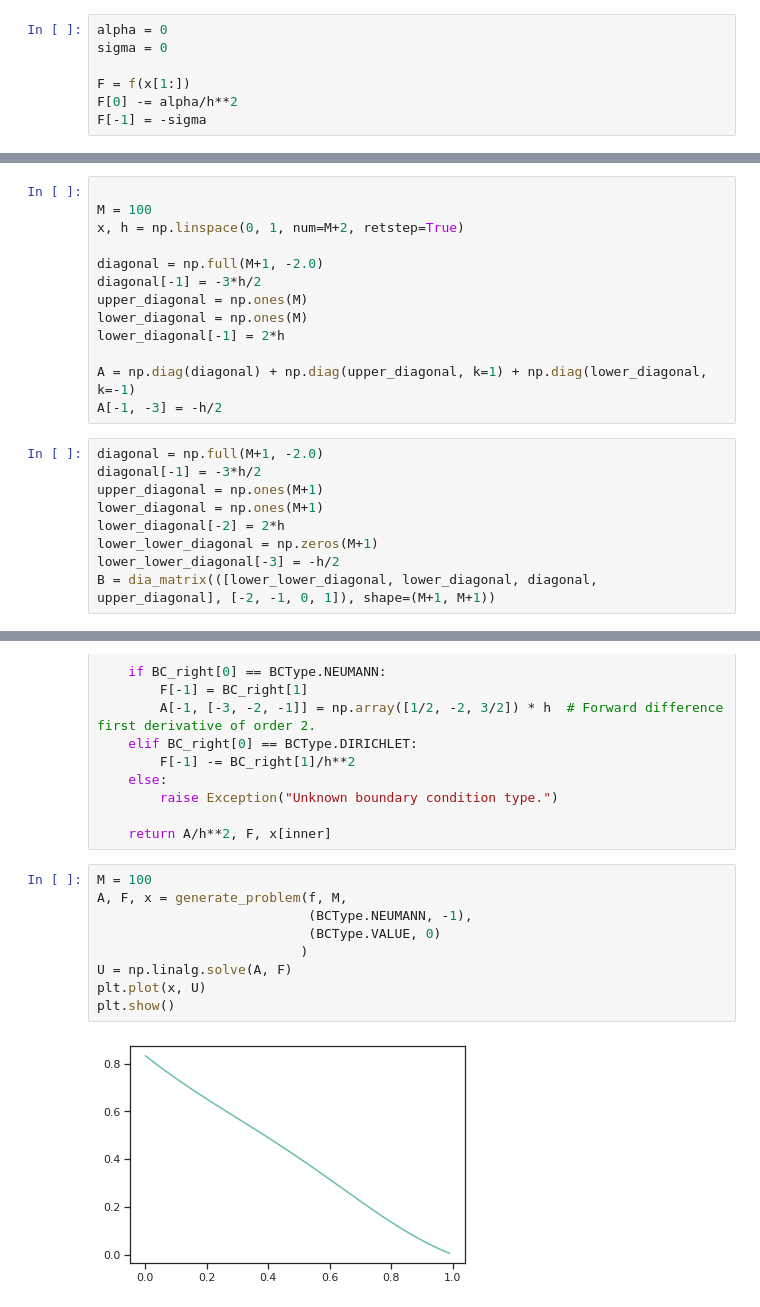
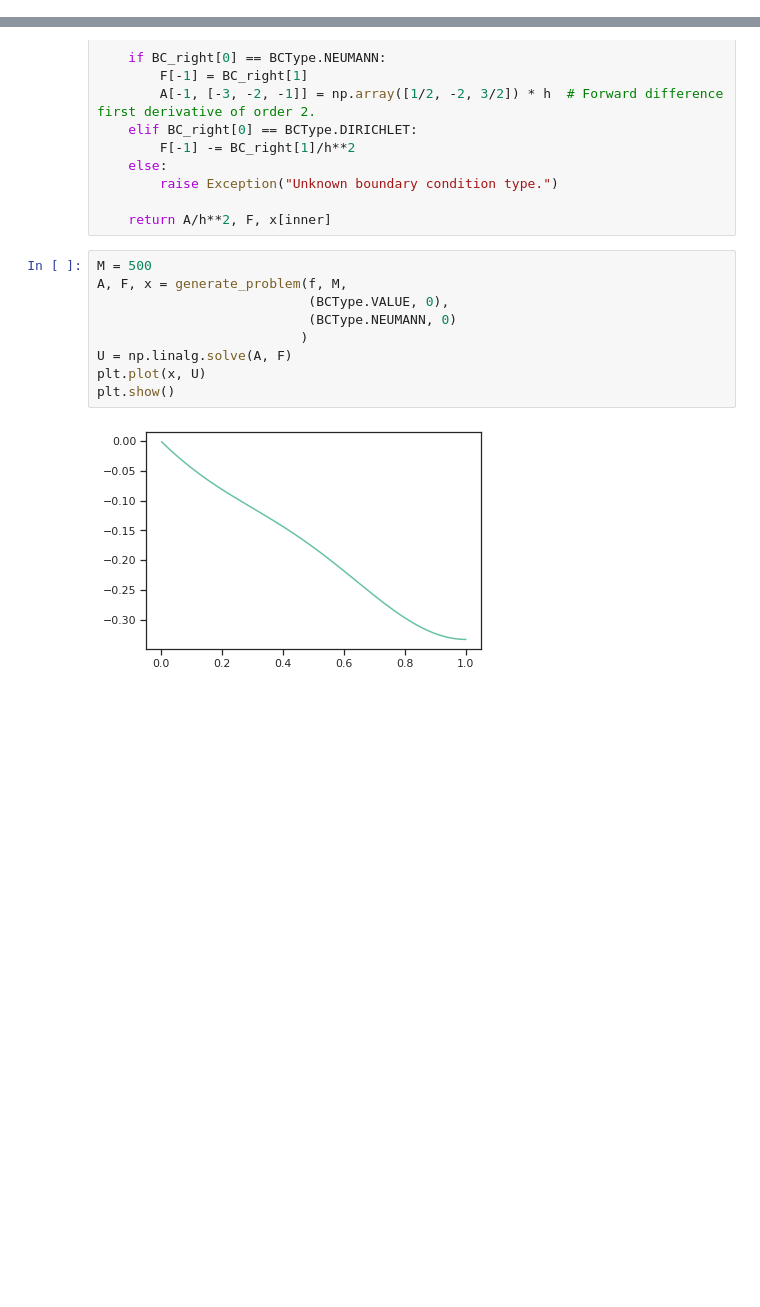
Before and after one commit to Northo/NumDiff, a Jupyter notebook: ThorvaldTester.ipynb, the cells around one changed output, grey strips where cells are left out. Cells and saved outputs as stored; diff of their text form; blank space fills up the shorter version.

```diff
--- a/ThorvaldTester.ipynb
+++ b/ThorvaldTester.ipynb
@@ -26,10 +16,3 @@ def f(x):
 
 def u(x, alpha=0, sigma=0):
     return alpha + (1-np.cos(2*np.pi*x))/(4*np.pi**2) + x**3/6 + x*(sigma-0.5)
-# %%
-alpha = 0
-sigma = 0
-
-F = f(x[1:])
-F[0] -= alpha/h**2
-F[-1] = -sigma
@@ -49,22 +18,0 @@ interactive(children=(FloatSlider(value=0.0, description='alpha', max=0.1, min=-
-# %%
-
-M = 100
-x, h = np.linspace(0, 1, num=M+2, retstep=True)
-
-diagonal = np.full(M+1, -2.0)
-diagonal[-1] = -3*h/2
-upper_diagonal = np.ones(M)
-lower_diagonal = np.ones(M)
-lower_diagonal[-1] = 2*h
-
-A = np.diag(diagonal) + np.diag(upper_diagonal, k=1) + np.diag(lower_diagonal, k=-1)
-A[-1, -3] = -h/2
-# %%
-diagonal = np.full(M+1, -2.0)
-diagonal[-1] = -3*h/2
-upper_diagonal = np.ones(M+1)
-lower_diagonal = np.ones(M+1)
-lower_diagonal[-2] = 2*h
-lower_lower_diagonal = np.zeros(M+1)
-lower_lower_diagonal[-3] = -h/2
-B = dia_matrix(([lower_lower_diagonal, lower_diagonal, diagonal, upper_diagonal], [-2, -1, 0, 1]), shape=(M+1, M+1))
@@ -233,13 +160,13 @@ def generate_problem(f, M, BC_left, BC_right):
 
     return A/h**2, F, x[inner]
 # %%
-M = 100
+M = 500
 A, F, x = generate_problem(f, M,
-                           (BCType.NEUMANN, -1),
-                           (BCType.VALUE, 0)
+                           (BCType.VALUE, 0),
+                           (BCType.NEUMANN, 0)
                           )
 U = np.linalg.solve(A, F)
 plt.plot(x, U)
 plt.show()
 # %% [output]
-[figure, old version]
+[figure, new version]
```
Also changed, not shown: parts of 13 cells of this notebook, 1 other file.
